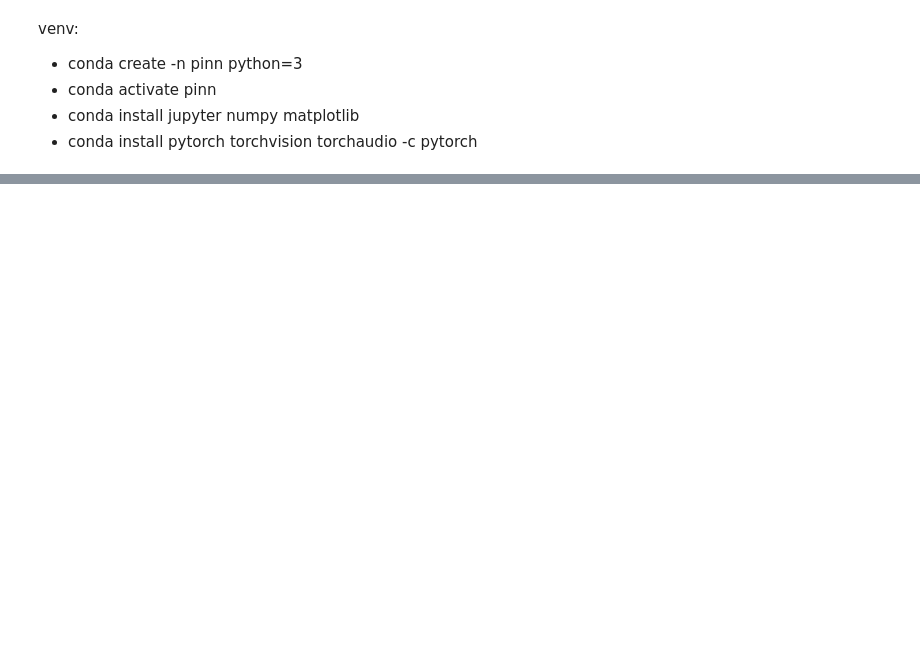
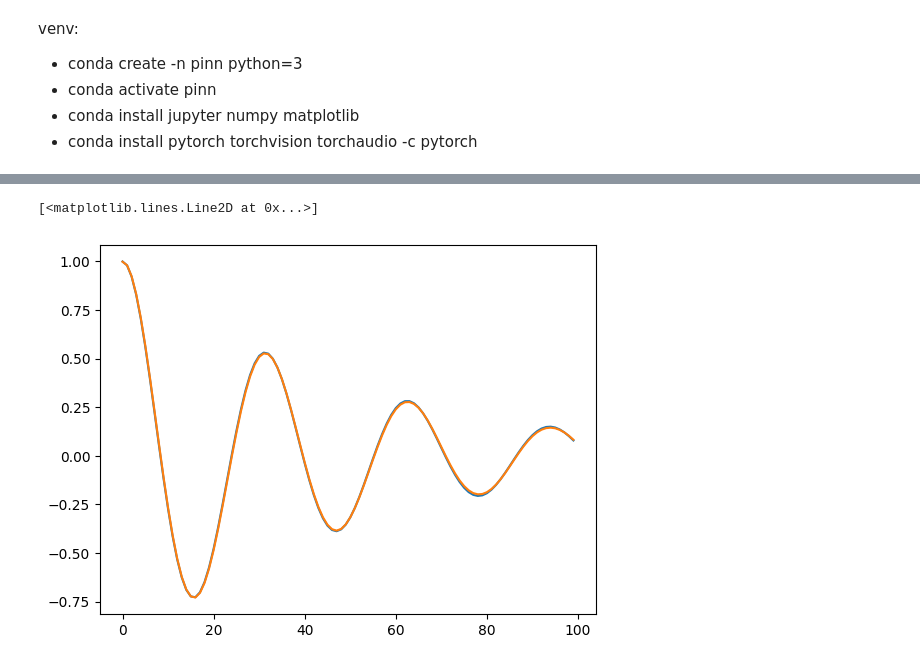
Before and after one commit to GuilBess/TB_PINN, a Jupyter notebook: example.ipynb, the cells around one changed output, grey strips where cells are left out. Drawn from its saved outputs; the diff is of its cells as text; code cells hidden in the pictures; blank space fills up the shorter version.

```diff
--- a/example.ipynb
+++ b/example.ipynb
@@ -43,0 +95,21 @@ class Model(nn.Module):
+# %%
+# Real spring, just to compare
+def oscillator(d, w0, x):
+    assert d < w0 # check if really underdampened
+    w = np.sqrt(w0**2-d**2)
+    phi = np.arctan(-d/w)
+    A = 1/(2*np.cos(phi))
+    cos = torch.cos(phi+w*x)
+    sin = torch.sin(phi+w*x)
+    exp = torch.exp(-d*x)
+    y  = exp*2*A*cos
+    return y
+
+x = torch.linspace(0,1,100).view(-1,1)
+y = oscillator(d, w0, x).view(-1,1)
+
+plt.plot(y)
+plt.plot(last_res)
+# %% [output]
+[<matplotlib.lines.Line2D at 0x...>]
+[figure, added]
```
Also changed, not shown: parts of 4 cells of this notebook, 3 other files.
